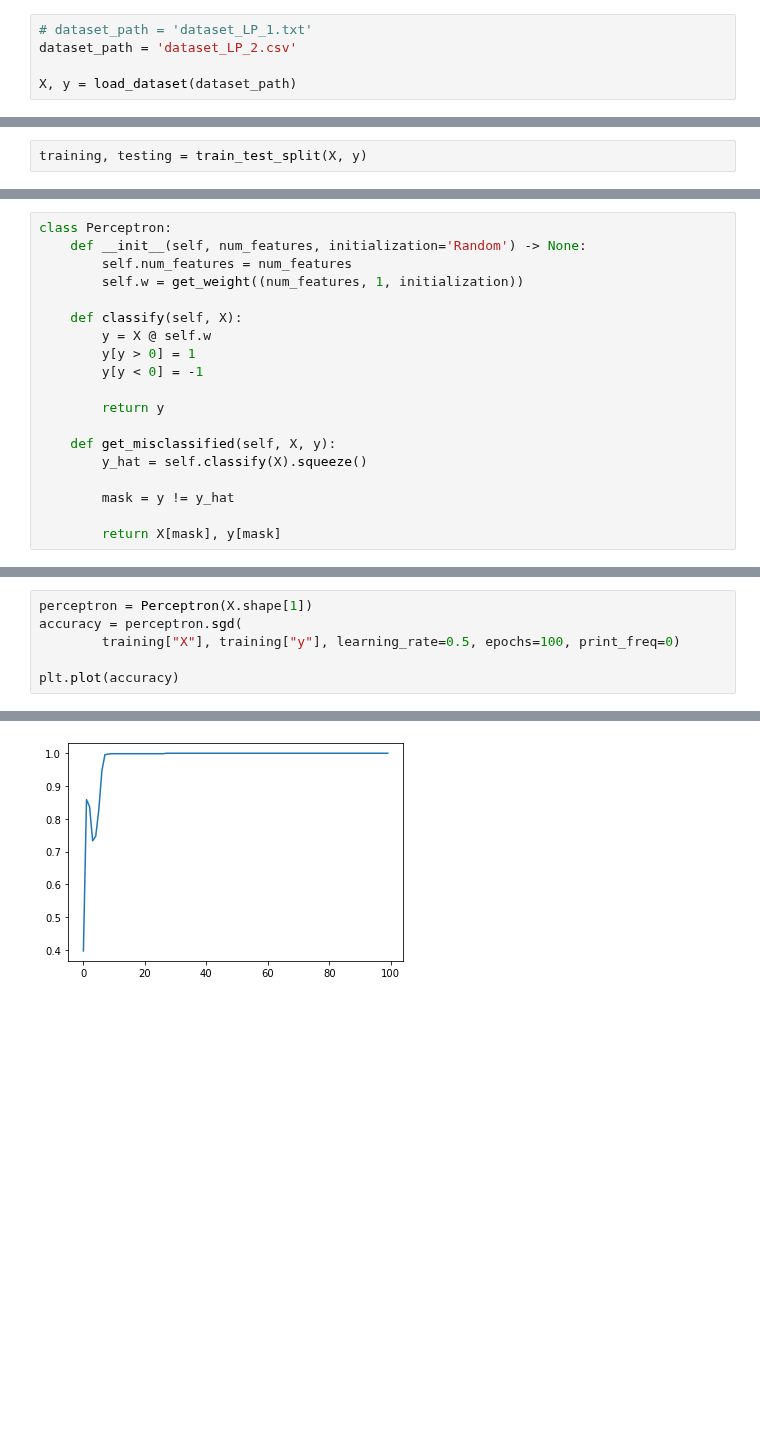
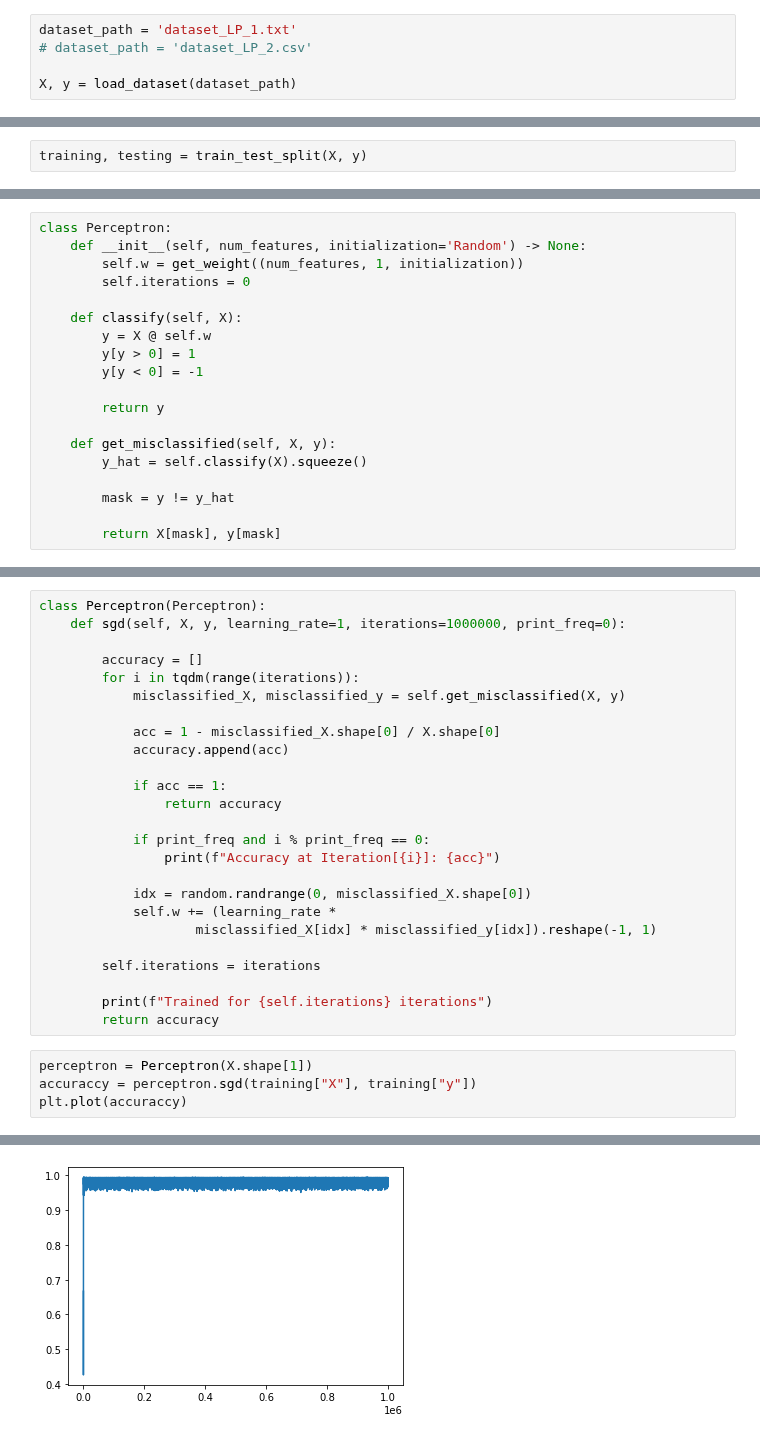
Before and after one commit to CyberKnight1803/ML_Assignment, a Jupyter notebook: perceptron/Perceptron.ipynb, the cells around one changed output, grey strips where cells are left out. Drawn from its saved outputs; the diff is of its cells as text; blank space fills up the shorter version.

```diff
--- a/perceptron/Perceptron.ipynb
+++ b/perceptron/Perceptron.ipynb
@@ -13,8 +14,8 @@ from utils import load_dataset, train_test_split, get_weight
 # plt.rcParams['figure.figsize'] = [10, 6]
 # plt.rcParams['figure.dpi'] = 200
 # %%
-# dataset_path = 'dataset_LP_1.txt'
-dataset_path = 'dataset_LP_2.csv'
+dataset_path = 'dataset_LP_1.txt'
+# dataset_path = 'dataset_LP_2.csv'
 
 X, y = load_dataset(dataset_path)
 # %%
@@ -30,8 +31,8 @@ training["X"].shape, training["y"].shape, testing["X"].shape, testing["y"].shape
 # %%
 class Perceptron:
     def __init__(self, num_features, initialization='Random') -> None:
-        self.num_features = num_features
         self.w = get_weight((num_features, 1, initialization))
+        self.iterations = 0
 
     def classify(self, X):
         y = X @ self.w
@@ -66,10 +85,33 @@ class Perceptron(Perceptron):
         return accuracy
+# %%
+class Perceptron(Perceptron):
+    def sgd(self, X, y, learning_rate=1, iterations=1000000, print_freq=0):
+
+        accuracy = []
+        for i in tqdm(range(iterations)):
+            misclassified_X, misclassified_y = self.get_misclassified(X, y)
+
+            acc = 1 - misclassified_X.shape[0] / X.shape[0]
+            accuracy.append(acc)
+
+            if acc == 1:
+                return accuracy
+
+            if print_freq and i % print_freq == 0:
+                print(f"Accuracy at Iteration[{i}]: {acc}")
+
+            idx = random.randrange(0, misclassified_X.shape[0])
+            self.w += (learning_rate *
+                    misclassified_X[idx] * misclassified_y[idx]).reshape(-1, 1)
+
+        self.iterations = iterations
+
+        print(f"Trained for {self.iterations} iterations")
+        return accuracy
 # %%
 perceptron = Perceptron(X.shape[1])
-accuracy = perceptron.sgd(
-        training["X"], training["y"], learning_rate=0.5, epochs=100, print_freq=0)
-
-plt.plot(accuracy)
+accuraccy = perceptron.sgd(training["X"], training["y"])
+plt.plot(accuraccy)
 # %% [output]
 [<matplotlib.lines.Line2D at 0x...>]
-[figure, old version]
+[figure, new version]
```
Also changed, not shown: parts of 4 cells of this notebook, 1 other file.
